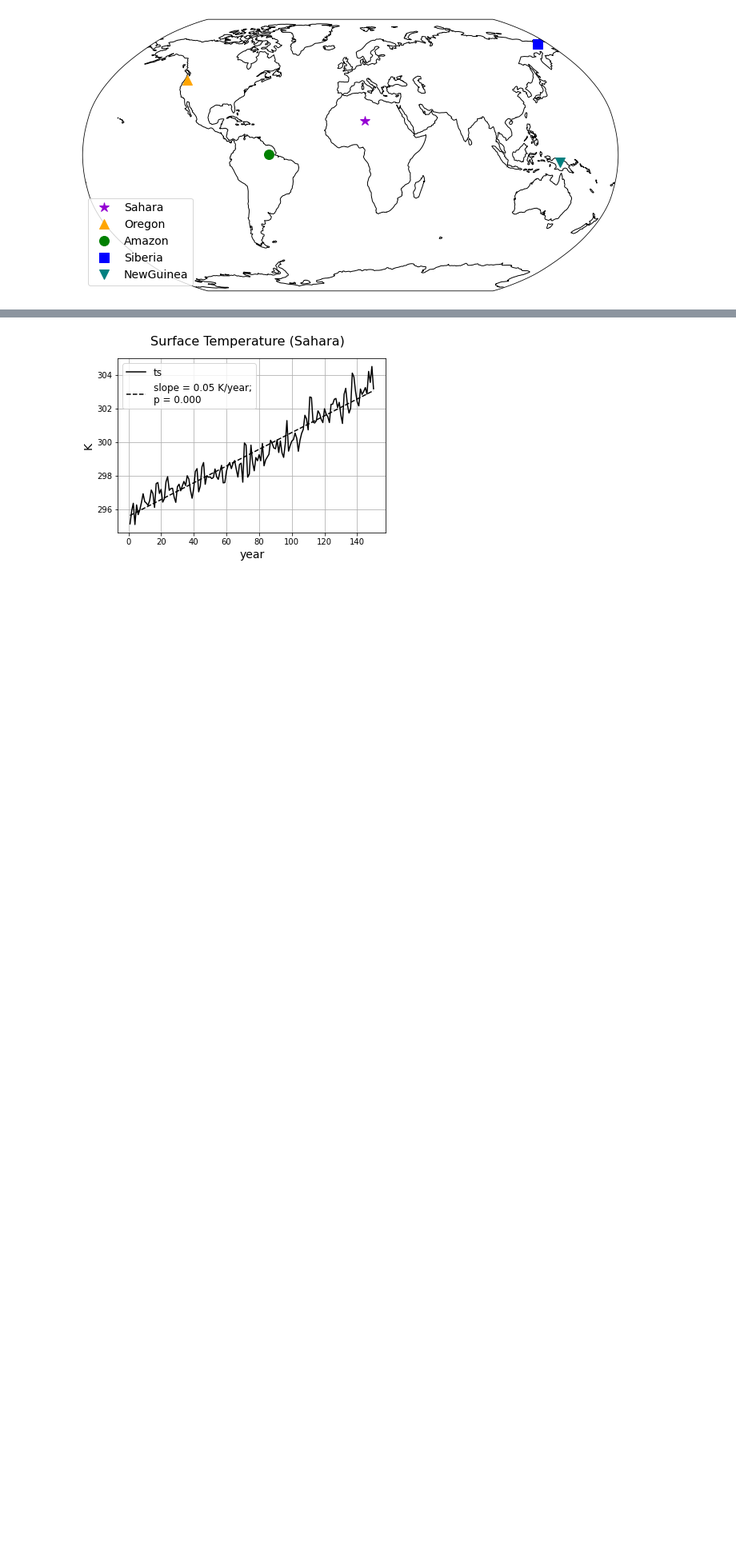
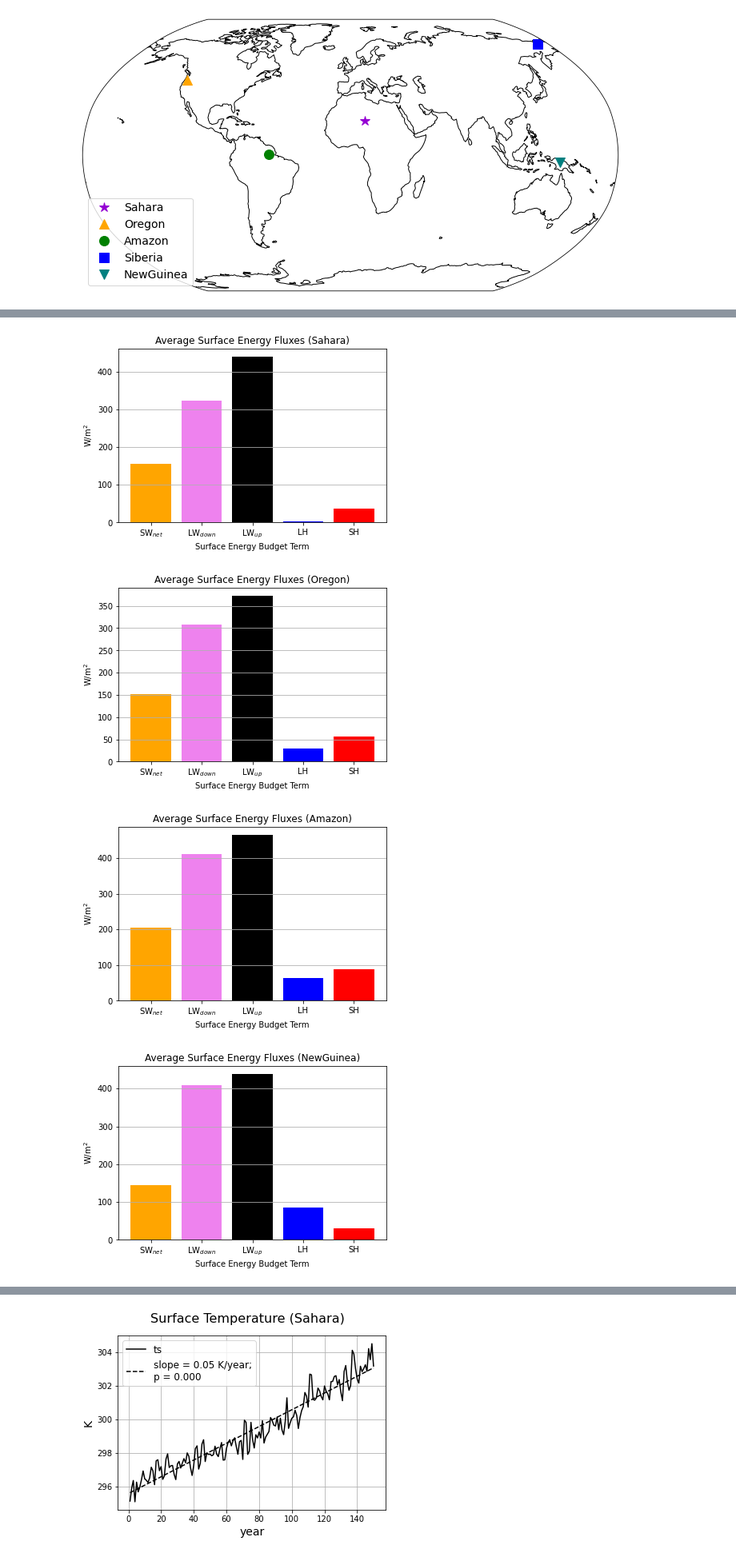
Before and after one commit to marysa/teaching_demo, a Jupyter notebook: SurfaceEnergyBudgetTrends.ipynb, the cells around one changed output, grey strips where cells are left out. Shown at 80% size. Cells and saved outputs as stored; diff of their text form; code cells hidden in the pictures; blank space fills up the shorter version.

Commit message:
add bar plots of surfacec energy budget, but they are not very pretty - fix them later

```diff
--- a/SurfaceEnergyBudgetTrends.ipynb
+++ b/SurfaceEnergyBudgetTrends.ipynb
@@ -93,0 +100,43 @@ plt.close()
+# %%
+
+for loc in ['Sahara','Oregon','Amazon','NewGuinea','Siberia']:
+
+    ds = ds_dict[loc].sel(year=slice(1,10)).mean('year')
+
+    # energy into the land surface:
+    net_SW = float((ds['rsds'] - ds['rsus']).values)
+    LW_down = float(ds['rlds'].values)
+
+    # energy out of the land surface:
+    LW_up = float(ds['rlus'].values)
+    LH = float(ds['hfls'].values)
+    SH = float(ds['hfss'].values)
+
+    labels = ['SW$_{net}$', 'LW$_{down}$', 'LW$_{up}$', 'LH', 'SH']
+    values = [net_SW,LW_down,LW_up,LH,SH]
+    colors = ['orange','violet','black','blue','red']
+
+    y_pos = np.arange(len(values))
+
+    # Create bars
+    plt.bar(y_pos, values,color=colors)
+
+    # Create names on the x-axis
+    plt.xticks(y_pos, labels)
+
+
+    plt.title('Average Surface Energy Fluxes (%s)'%loc)
+
+    plt.ylabel('W/m$^2$')
+    plt.xlabel('Surface Energy Budget Term')
+
+    plt.grid(':',zorder=-5,axis='y')
+
+    plt.show()
+
+    plt.close()
+# %% [output]
+[figure, added]
+[figure, added]
+[figure, added]
+[figure, added]
```
Also changed, not shown: parts of 3 cells of this notebook.
